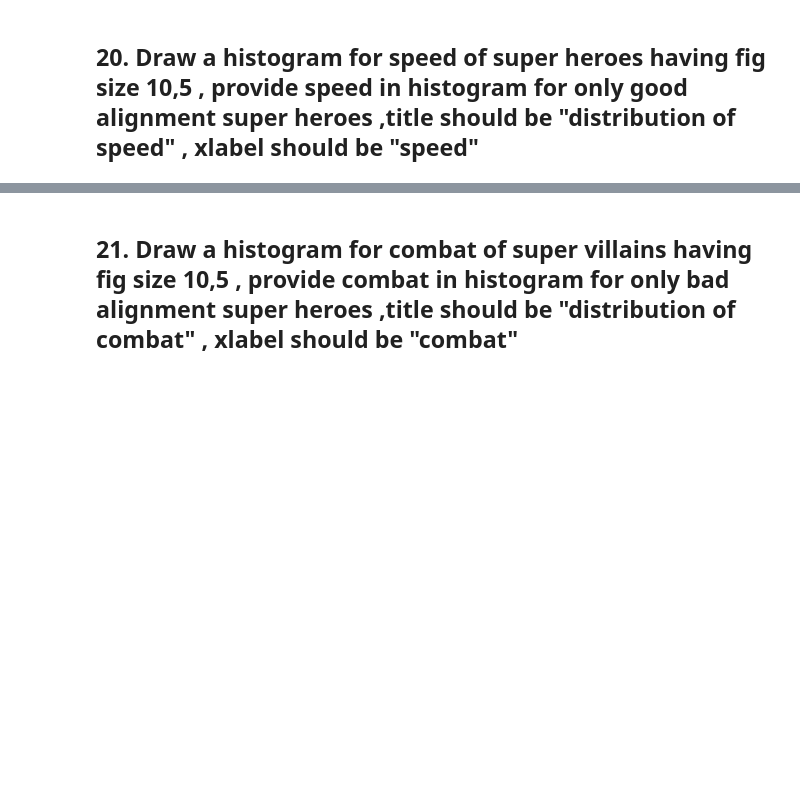
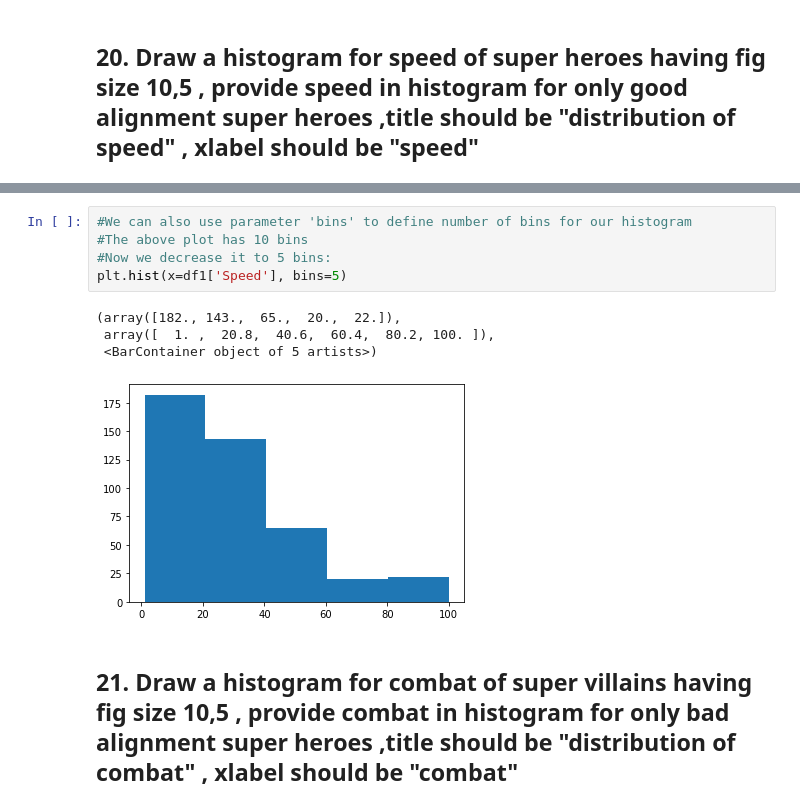
Before and after one commit to AnhNguyen2599/marvel-characters-data-analysis, a Jupyter notebook: marvel-characters.ipynb, the cells around one changed output, grey strips where cells are left out. Saved outputs shown, nothing was run; the diff lists cells and outputs as text; blank space fills up the shorter version.

```diff
--- a/marvel-characters.ipynb
+++ b/marvel-characters.ipynb
@@ -269,2 +331,12 @@ df2.plot(x='Name', kind='bar')
+# %%
+#We can also use parameter 'bins' to define number of bins for our histogram
+#The above plot has 10 bins
+#Now we decrease it to 5 bins:
+plt.hist(x=df1['Speed'], bins=5)
+# %% [output]
+(array([182., 143.,  65.,  20.,  22.]),
+ array([  1. ,  20.8,  40.6,  60.4,  80.2, 100. ]),
+ <BarContainer object of 5 artists>)
+[figure, added]
 # %% [markdown]
 ## 21. Draw a histogram for combat of super villains having fig size 10,5 , provide combat in histogram for only bad alignment super heroes ,title should be "distribution of combat" , xlabel should be "combat"
```
Also changed, not shown: parts of 11 cells of this notebook, 1 other file.
